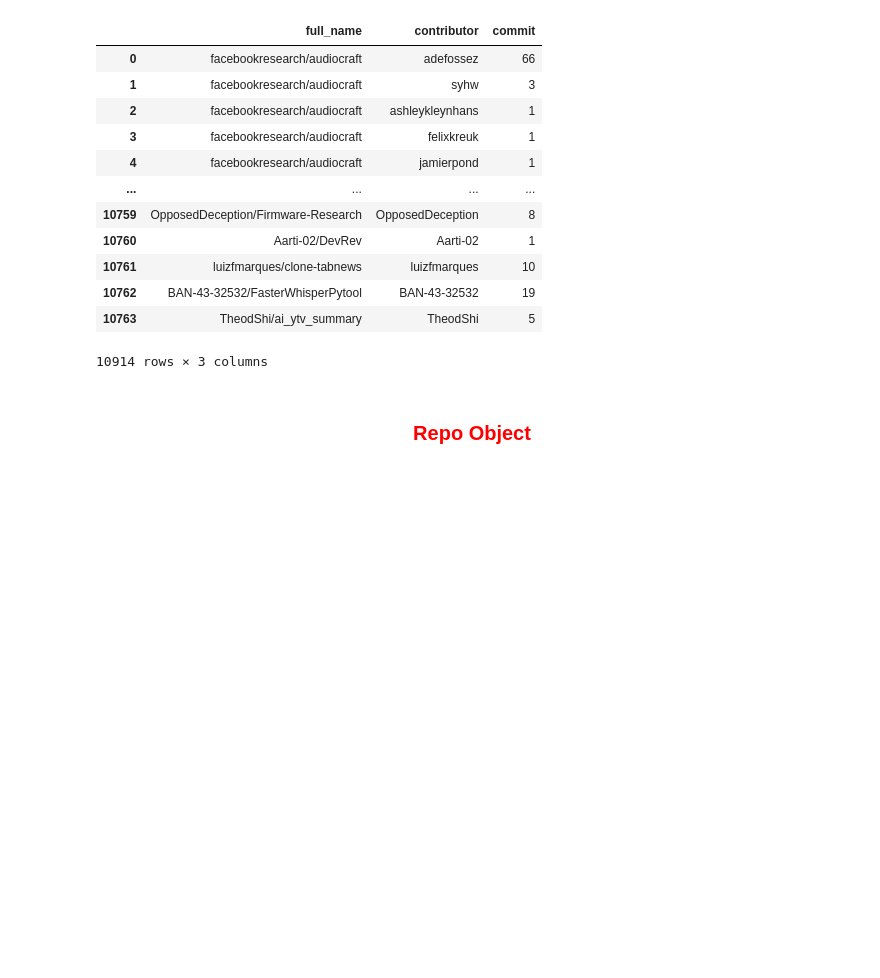
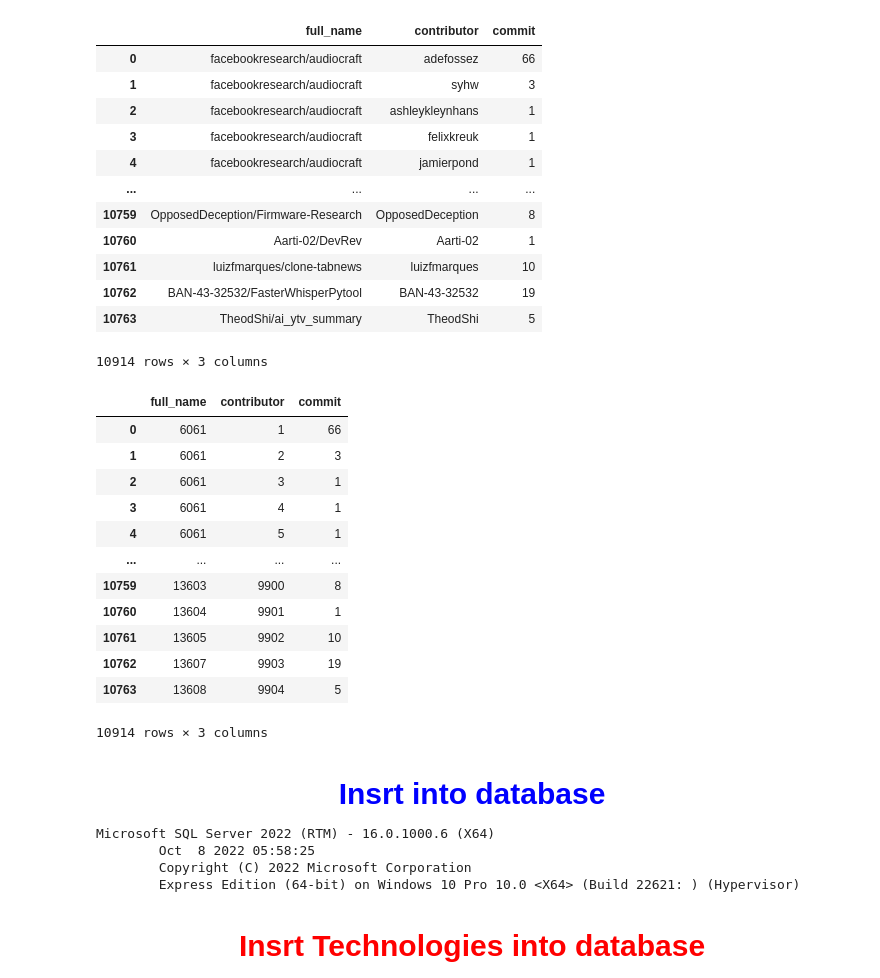
Before and after one commit to yassinessadi/data-engineer-youcode, a Jupyter notebook: Brief_github_Database/database_storage.ipynb, the cells around one changed output. Saved outputs shown, nothing was run; the diff lists cells and outputs as text; code cells hidden in the pictures; blank space fills up the shorter version.

Commit message:
Database Sql file (Added).

```diff
--- a/Brief_github_Database/database_storage.ipynb
+++ b/Brief_github_Database/database_storage.ipynb
@@ -104,0 +136,18 @@ Contributor_df
+# %%
+Tags_dict = []
+for index,tag in df_repos.iterrows():
+    for x in ast.literal_eval(tag.topics):
+        Tags_dict.append(x)
+
+List_Tags = pd.DataFrame.from_dict(Tags_dict).rename(columns={0:"Tags"})
+
+df_Tags_0 = pd.DataFrame.from_dict(List_Tags['Tags'].unique().tolist()).rename(columns={0:"Tags"})
+
+Tag_dict = []
+for index,x in df_Tags_0.iterrows():
+    #print(index + 1,x.Owners)
+    index = index + 1
+    Tag_dict.append({'id':index,'Tag':x.Tags})
+
+df_Tags = pd.DataFrame.from_dict(Tag_dict)
+df_Tags
@@ -105,3 +170,13 @@ Contributor_df
+# %%
+
+Contributor_Object = pd.DataFrame(contributors_main_df['contributor'].unique().tolist()).rename(columns={0:"Contributors"})
+Contributor_dict = []
+for index,x in Contributor_Object.iterrows():
+    #print(index + 1,x.Owners)
+    index = index + 1
+    Contributor_dict.append({'id':index,'Name':x.Contributors})
+
+Contributor_df = pd.DataFrame.from_dict(Contributor_dict)
 # %% [markdown]
 # <p style="color:red;text-align:center;font-size:20px">Contributor_Repo Object<p>
 # %%
@@ -120,5 +195,47 @@ contributors_main_df
 | 10762 | BAN-43-32532/FasterWhisperPytool | BAN-43-32532 | 19 |
 | 10763 | TheodShi/ai_ytv_summary | TheodShi | 5 |
 10914 rows × 3 columns
+# %%
+for index,T in Repo_Object.iterrows():
+    contributors_main_df['full_name'].replace(T['full_name'],T['id'],inplace=True)
+
+for index,L in Contributor_df.iterrows():
+    contributors_main_df['contributor'].replace(L['Name'],L['id'],inplace=True)
+# %%
+contributors_main_df
+# %% [output]
+|  | full_name | contributor | commit |
+| 0 | 6061 | 1 | 66 |
+| 1 | 6061 | 2 | 3 |
+| 2 | 6061 | 3 | 1 |
+| 3 | 6061 | 4 | 1 |
+| 4 | 6061 | 5 | 1 |
+| ... | ... | ... | ... |
+| 10759 | 13603 | 9900 | 8 |
+| 10760 | 13604 | 9901 | 1 |
+| 10761 | 13605 | 9902 | 10 |
+| 10762 | 13607 | 9903 | 19 |
+| 10763 | 13608 | 9904 | 5 |
+10914 rows × 3 columns
+# %% [markdown]
+# <h4 style='color:blue;font-size:30px;text-align:center;'> Insrt into database </h4>
+# %%
+server = 'LAPTOP-VQCV01FE\SQLEXPRESS'
+database = 'Github_db'
+username = ''
+password = ''
+cnxn = Context.connect('DRIVER={SQL Server};SERVER='+server+';DATABASE='+database+';UID='+username+';PWD='+ password,autocommit=True)
+cursor = cnxn.cursor()
+
+cursor.execute("SELECT @@version;")
+row = cursor.fetchone()
+while row:
+    print(row[0])
+    row = cursor.fetchone()
+# %% [output]
+Microsoft SQL Server 2022 (RTM) - 16.0.1000.6 (X64)
+        Oct  8 2022 05:58:25
+        Copyright (C) 2022 Microsoft Corporation
+        Express Edition (64-bit) on Windows 10 Pro 10.0 <X64> (Build 22621: ) (Hypervisor)
 # %% [markdown]
-# <p style="color:red;text-align:center;font-size:20px">Repo Object<p>
+# <h4 style='color:red;font-size:30px;text-align:center;'> Insrt Technologies into database </h4>
```
Also changed, not shown: parts of 11 cells of this notebook, 1 other file.
